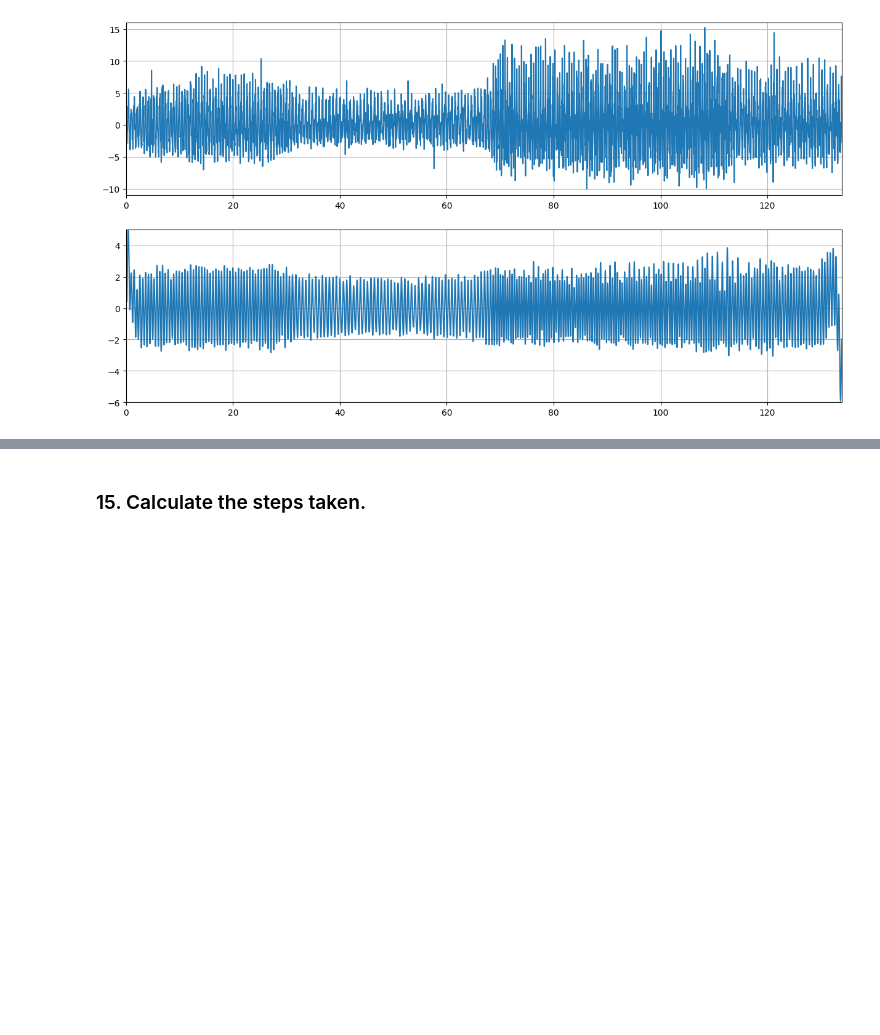
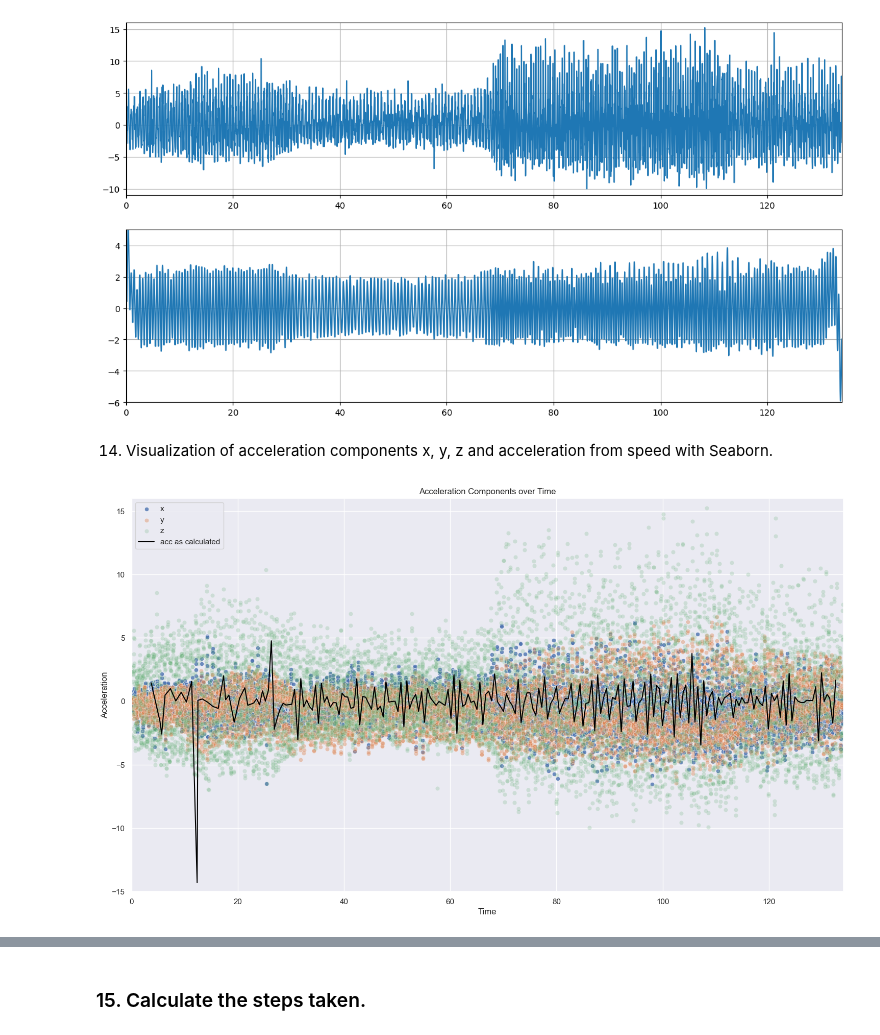
Before and after one commit to eveliinahampus/physics-project, a Jupyter notebook: hampusE.ipynb, the cells around one changed output, grey strips where cells are left out. Cells and saved outputs as stored; diff of their text form; code cells hidden in the pictures; blank space fills up the shorter version.

Commit message:
feat: seaborn, fix: typos

```diff
--- a/hampusE.ipynb
+++ b/hampusE.ipynb
@@ -331,3 +325,25 @@ plt.axis([0, 134, -6, 5])
 plt.show()
 # %% [output]
 [figure]
+# %% [markdown]
+14. Visualization of acceleration components x, y, z and acceleration from speed with Seaborn.
+# %%
+# Set figure size using Matplotlib
+plt.figure(figsize=(18, 10))
+
+# Create separate line plots for each acceleration component with adjusted colors and alpha values
+sns.scatterplot(data=acc_data, x="seconds_elapsed", y="x", alpha=0.8, label='x')
+sns.scatterplot(data=acc_data, x="seconds_elapsed", y="y", alpha=0.4, label='y')
+sns.scatterplot(data=acc_data, x="seconds_elapsed", y="z", alpha=0.2, label='z')
+
+# Plot the calculated acceleration as a separate line
+sns.lineplot(data=gps_data, x="seconds_elapsed", y="acc", color='black', alpha=1, label='acc as calculated')
+
+plt.axis([0, 134, -15, 16])
+plt.xlabel('Time')
+plt.ylabel('Acceleration')
+plt.title('Acceleration Components over Time')
+plt.legend()
+plt.show()
+# %% [output]
+[figure, added]
```
Also changed, not shown: parts of 9 cells of this notebook, 1 other file.
